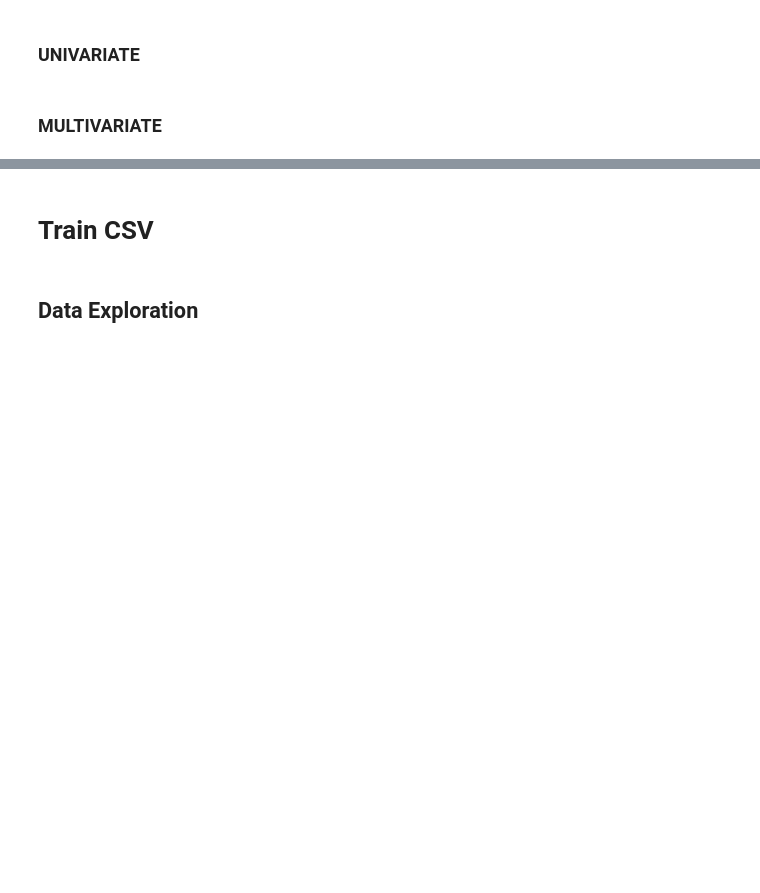
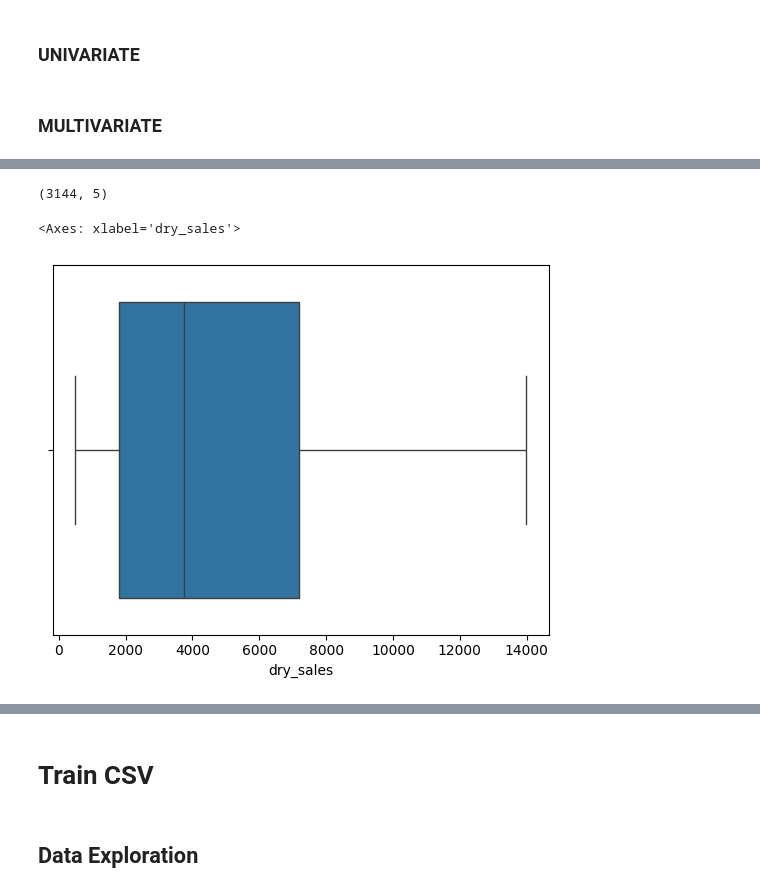
Before and after one commit to Insight-Syndicate/Octave-DSPL, a Jupyter notebook: Octave_DSPL.ipynb, the cells around one changed output, grey strips where cells are left out. Drawn from its saved outputs; the diff is of its cells as text; code cells hidden in the pictures; blank space fills up the shorter version.

Commit message:
Govindu - Data Cleaning

```diff
--- a/Octave_DSPL.ipynb
+++ b/Octave_DSPL.ipynb
@@ -210,0 +240,5 @@ plt.show()
+# %%
+# change the object data types to float for sales features
+test['fresh_sales'] = pd.to_numeric(test['fresh_sales'].str.replace(',', '',regex=True), errors='coerce')
+test['luxury_sales'] = pd.to_numeric(test['luxury_sales'].str.replace(',', '',regex=True), errors='coerce')
+test['dry_sales'] = pd.to_numeric(test['dry_sales'].str.replace(',', '',regex=True), errors='coerce')
@@ -210,0 +280,6 @@ plt.show()
+# %%
+# replace the values in words with the correct values
+test.loc[test['Customer_ID'] == 10364, 'luxury_sales'] = 760
+test.loc[test['Customer_ID'] == 4059, 'luxury_sales'] = 815
+test.loc[test['Customer_ID'] == 28662, 'fresh_sales'] = 9000
+test.loc[test['Customer_ID'] == 28664, 'dry_sales'] = 3700
@@ -210,0 +291,5 @@ plt.show()
+# %%
+# change the customer ID feature to string datatype
+test['Customer_ID'] = test['Customer_ID'].astype(str)
+# Check data types
+test.dtypes
@@ -210,0 +318,7 @@ plt.show()
+# %%
+# Correcting the misspellings
+test.loc[test['outlet_city'] == 'batticaloa', 'outlet_city'] = 'Batticaloa'
+test.loc[test['outlet_city'] == 'kalmunai', 'outlet_city'] = 'Kalmunai'
+test.loc[test['outlet_city'] == 'MoraTuwa', 'outlet_city'] = 'Moratuwa'
+test.loc[test['outlet_city'] == 'PeliyagodA', 'outlet_city'] = 'Peliyagoda'
+test.loc[test['outlet_city'] == 'Trincomale', 'outlet_city'] = 'Trincomalee'
@@ -210,0 +351,10 @@ plt.show()
+# %%
+dft.shape
+# %% [output]
+(3144, 5)
+# %%
+# box plot for the dry sales
+sns.boxplot(x=test['dry_sales'])
+# %% [output]
+<Axes: xlabel='dry_sales'>
+[figure, added]
```
Also changed, not shown: parts of 45 cells of this notebook.
